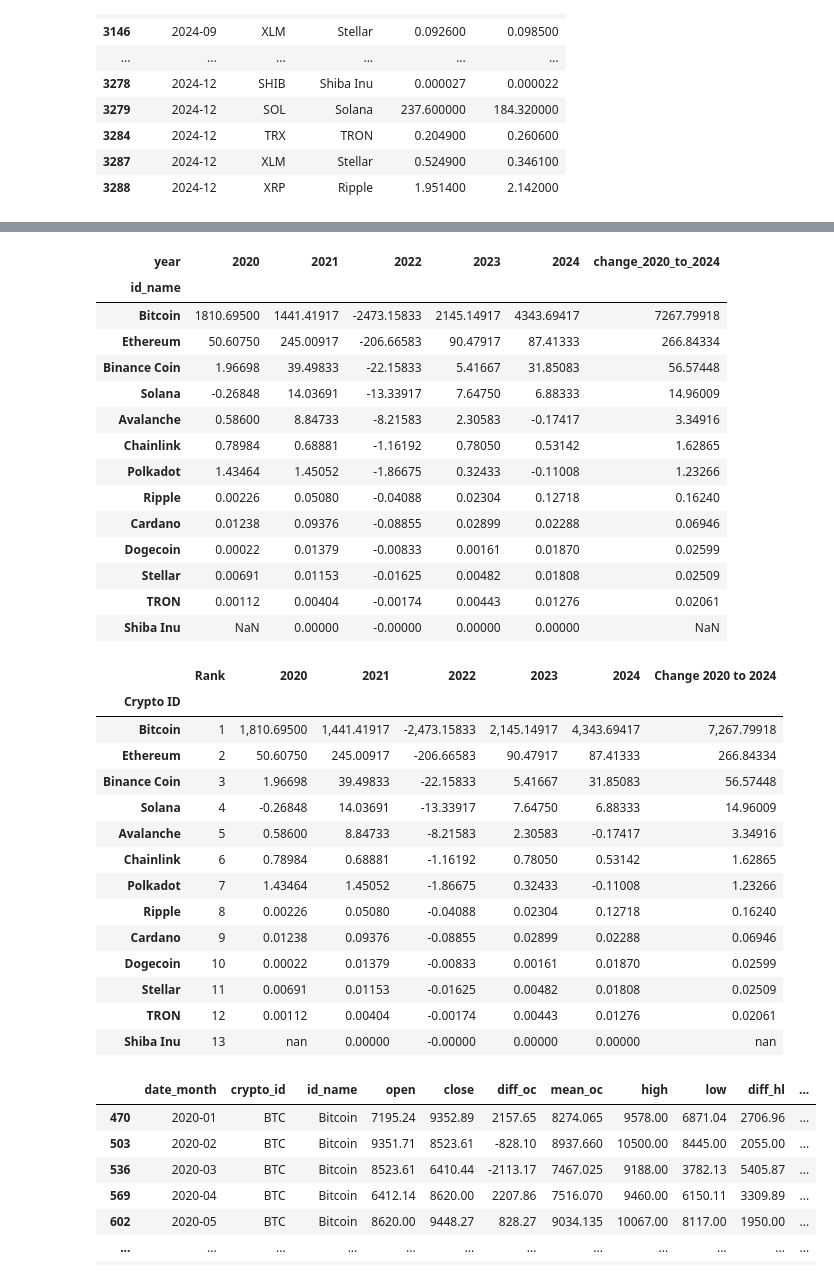
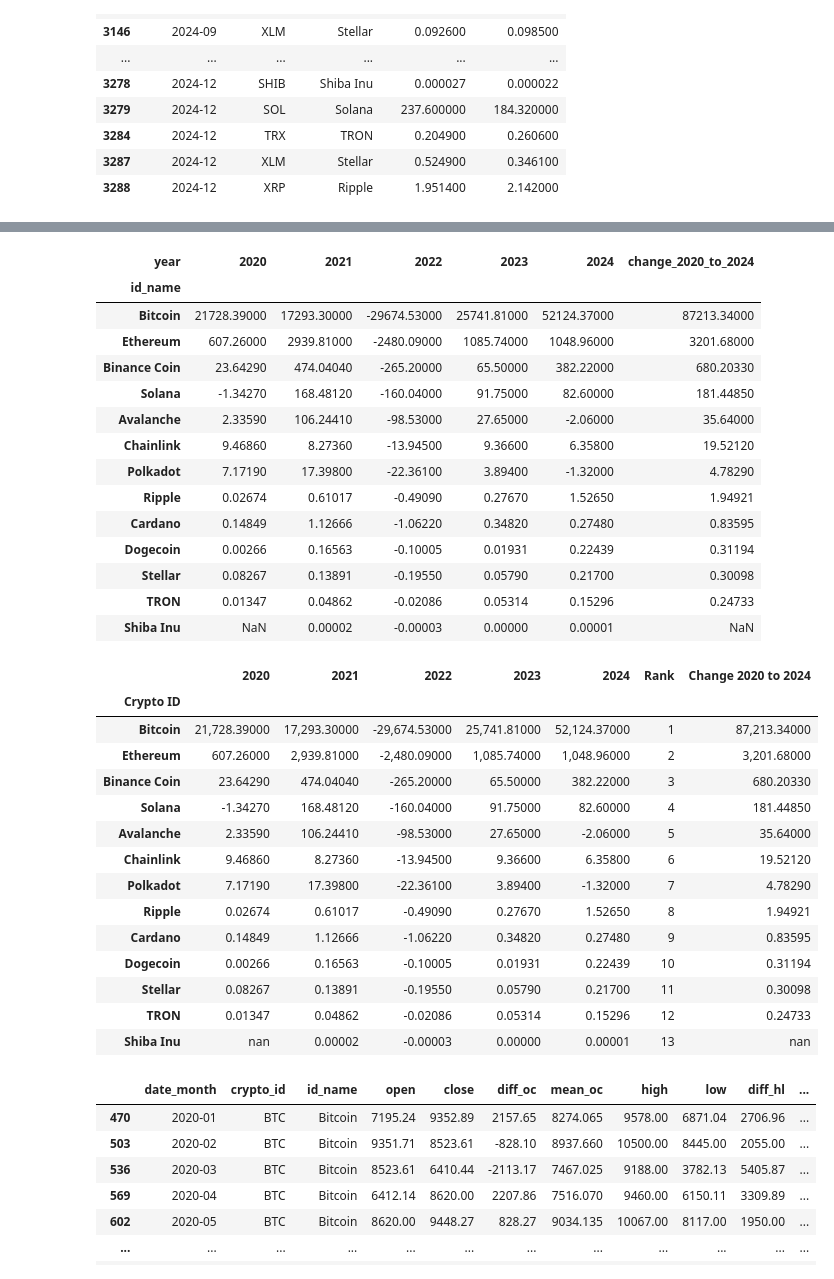
Before and after one commit to jeanstibel/project_01, a Jupyter notebook: 4_data_graphs.ipynb, the cells around one changed output, grey strips where cells are left out. Cells and saved outputs as stored; diff of their text form; code cells hidden in the pictures.

```diff
--- a/4_data_graphs.ipynb
+++ b/4_data_graphs.ipynb
@@ -330,11 +330,11 @@ data_2022_diff = data_list_df_diff.loc[data_list_df_diff['date_month'].dt.year =
 data_2023_diff = data_list_df_diff.loc[data_list_df_diff['date_month'].dt.year == 2023]
 data_2024_diff = data_list_df_diff.loc[data_list_df_diff['date_month'].dt.year == 2024]
 # %%
-# Getting the lowest and highest price for each crypto_id and calculating the total difference for each year
+# Getting the open and close price for each crypto_id and calculating the total difference for each year
 def get_grouped_data(data_diff):
     return data_diff.groupby('id_name').agg({
-        'open': 'mean',
-        'close': 'mean',
+        'open': 'first',
+        'close': 'last',
     }).reset_index()
 
 data_2017_grouped = get_grouped_data(data_2017_diff)
@@ -520,62 +520,62 @@ data_grouped_df
 # %% [output]
 | year | 2020 | 2021 | 2022 | 2023 | 2024 | change_2020_to_2024 |
 | id_name |  |  |  |  |  |  |
-| Bitcoin | 1810.69500 | 1441.41917 | -2473.15833 | 2145.14917 | 4343.69417 | 7267.79918 |
-| Ethereum | 50.60750 | 245.00917 | -206.66583 | 90.47917 | 87.41333 | 266.84334 |
-| Binance Coin | 1.96698 | 39.49833 | -22.15833 | 5.41667 | 31.85083 | 56.57448 |
-| Solana | -0.26848 | 14.03691 | -13.33917 | 7.64750 | 6.88333 | 14.96009 |
-| Avalanche | 0.58600 | 8.84733 | -8.21583 | 2.30583 | -0.17417 | 3.34916 |
-| Chainlink | 0.78984 | 0.68881 | -1.16192 | 0.78050 | 0.53142 | 1.62865 |
-| Polkadot | 1.43464 | 1.45052 | -1.86675 | 0.32433 | -0.11008 | 1.23266 |
-| Ripple | 0.00226 | 0.05080 | -0.04088 | 0.02304 | 0.12718 | 0.16240 |
-| Cardano | 0.01238 | 0.09376 | -0.08855 | 0.02899 | 0.02288 | 0.06946 |
-| Dogecoin | 0.00022 | 0.01379 | -0.00833 | 0.00161 | 0.01870 | 0.02599 |
-| Stellar | 0.00691 | 0.01153 | -0.01625 | 0.00482 | 0.01808 | 0.02509 |
-| TRON | 0.00112 | 0.00404 | -0.00174 | 0.00443 | 0.01276 | 0.02061 |
-| Shiba Inu | NaN | 0.00000 | -0.00000 | 0.00000 | 0.00000 | NaN |
+| Bitcoin | 21728.39000 | 17293.30000 | -29674.53000 | 25741.81000 | 52124.37000 | 87213.34000 |
+| Ethereum | 607.26000 | 2939.81000 | -2480.09000 | 1085.74000 | 1048.96000 | 3201.68000 |
+| Binance Coin | 23.64290 | 474.04040 | -265.20000 | 65.50000 | 382.22000 | 680.20330 |
+| Solana | -1.34270 | 168.48120 | -160.04000 | 91.75000 | 82.60000 | 181.44850 |
+| Avalanche | 2.33590 | 106.24410 | -98.53000 | 27.65000 | -2.06000 | 35.64000 |
+| Chainlink | 9.46860 | 8.27360 | -13.94500 | 9.36600 | 6.35800 | 19.52120 |
+| Polkadot | 7.17190 | 17.39800 | -22.36100 | 3.89400 | -1.32000 | 4.78290 |
+| Ripple | 0.02674 | 0.61017 | -0.49090 | 0.27670 | 1.52650 | 1.94921 |
+| Cardano | 0.14849 | 1.12666 | -1.06220 | 0.34820 | 0.27480 | 0.83595 |
+| Dogecoin | 0.00266 | 0.16563 | -0.10005 | 0.01931 | 0.22439 | 0.31194 |
+| Stellar | 0.08267 | 0.13891 | -0.19550 | 0.05790 | 0.21700 | 0.30098 |
+| TRON | 0.01347 | 0.04862 | -0.02086 | 0.05314 | 0.15296 | 0.24733 |
+| Shiba Inu | NaN | 0.00002 | -0.00003 | 0.00000 | 0.00001 | NaN |
 # %%
 # create a copy of the data_grouped_df to rename the columns
 data_grouped_df_copy = data_grouped_df.copy()
 
 # Add column 'Rank' to show the rank of the crypto_id
 data_grouped_df_copy['Rank'] = range(1, len(data_grouped_df_copy) + 1)
 
 # Rename the columns to be able to use them in the next function
 data_grouped_df_copy.columns = ['2020', '2021', '2022', '2023', '2024', 'change_2020_to_2024', 'Rank']
 
 # rename the column change_2020_to_2024 to 'Change 2020 to 2024'
 data_grouped_df_copy = data_grouped_df_copy.rename(columns={'change_2020_to_2024': 'Change 2020 to 2024'})
 
 # Rename index 'id_name' to 'Crypto ID'
 data_grouped_df_copy.index.name = 'Crypto ID'
 
 # separate the amounts by comma
 data_grouped_df_copy['2020'] = data_grouped_df_copy['2020'].apply(lambda x: "{:,.5f}".format(x))
 data_grouped_df_copy['2021'] = data_grouped_df_copy['2021'].apply(lambda x: "{:,.5f}".format(x))
 data_grouped_df_copy['2022'] = data_grouped_df_copy['2022'].apply(lambda x: "{:,.5f}".format(x))
 data_grouped_df_copy['2023'] = data_grouped_df_copy['2023'].apply(lambda x: "{:,.5f}".format(x))
 data_grouped_df_copy['2024'] = data_grouped_df_copy['2024'].apply(lambda x: "{:,.5f}".format(x))
 data_grouped_df_copy['Change 2020 to 2024'] = data_grouped_df_copy['Change 2020 to 2024'].apply(lambda x: "{:,.5f}".format(x))
 
 # Reorder the columns
-data_grouped_df_copy = data_grouped_df_copy[['Rank', '2020', '2021', '2022', '2023', '2024', 'Change 2020 to 2024']]
+data_grouped_df_copy = data_grouped_df_copy[[ '2020', '2021', '2022', '2023', '2024','Rank', 'Change 2020 to 2024']]
 data_grouped_df_copy
 # %% [output]
-|  | Rank | 2020 | 2021 | 2022 | 2023 | 2024 | Change 2020 to 2024 |
+|  | 2020 | 2021 | 2022 | 2023 | 2024 | Rank | Change 2020 to 2024 |
 | Crypto ID |  |  |  |  |  |  |  |
-| Bitcoin | 1 | 1,810.69500 | 1,441.41917 | -2,473.15833 | 2,145.14917 | 4,343.69417 | 7,267.79918 |
-| Ethereum | 2 | 50.60750 | 245.00917 | -206.66583 | 90.47917 | 87.41333 | 266.84334 |
-| Binance Coin | 3 | 1.96698 | 39.49833 | -22.15833 | 5.41667 | 31.85083 | 56.57448 |
-| Solana | 4 | -0.26848 | 14.03691 | -13.33917 | 7.64750 | 6.88333 | 14.96009 |
-| Avalanche | 5 | 0.58600 | 8.84733 | -8.21583 | 2.30583 | -0.17417 | 3.34916 |
-| Chainlink | 6 | 0.78984 | 0.68881 | -1.16192 | 0.78050 | 0.53142 | 1.62865 |
-| Polkadot | 7 | 1.43464 | 1.45052 | -1.86675 | 0.32433 | -0.11008 | 1.23266 |
-| Ripple | 8 | 0.00226 | 0.05080 | -0.04088 | 0.02304 | 0.12718 | 0.16240 |
-| Cardano | 9 | 0.01238 | 0.09376 | -0.08855 | 0.02899 | 0.02288 | 0.06946 |
-| Dogecoin | 10 | 0.00022 | 0.01379 | -0.00833 | 0.00161 | 0.01870 | 0.02599 |
-| Stellar | 11 | 0.00691 | 0.01153 | -0.01625 | 0.00482 | 0.01808 | 0.02509 |
-| TRON | 12 | 0.00112 | 0.00404 | -0.00174 | 0.00443 | 0.01276 | 0.02061 |
-| Shiba Inu | 13 | nan | 0.00000 | -0.00000 | 0.00000 | 0.00000 | nan |
+| Bitcoin | 21,728.39000 | 17,293.30000 | -29,674.53000 | 25,741.81000 | 52,124.37000 | 1 | 87,213.34000 |
+| Ethereum | 607.26000 | 2,939.81000 | -2,480.09000 | 1,085.74000 | 1,048.96000 | 2 | 3,201.68000 |
+| Binance Coin | 23.64290 | 474.04040 | -265.20000 | 65.50000 | 382.22000 | 3 | 680.20330 |
+| Solana | -1.34270 | 168.48120 | -160.04000 | 91.75000 | 82.60000 | 4 | 181.44850 |
+| Avalanche | 2.33590 | 106.24410 | -98.53000 | 27.65000 | -2.06000 | 5 | 35.64000 |
+| Chainlink | 9.46860 | 8.27360 | -13.94500 | 9.36600 | 6.35800 | 6 | 19.52120 |
+| Polkadot | 7.17190 | 17.39800 | -22.36100 | 3.89400 | -1.32000 | 7 | 4.78290 |
+| Ripple | 0.02674 | 0.61017 | -0.49090 | 0.27670 | 1.52650 | 8 | 1.94921 |
+| Cardano | 0.14849 | 1.12666 | -1.06220 | 0.34820 | 0.27480 | 9 | 0.83595 |
+| Dogecoin | 0.00266 | 0.16563 | -0.10005 | 0.01931 | 0.22439 | 10 | 0.31194 |
+| Stellar | 0.08267 | 0.13891 | -0.19550 | 0.05790 | 0.21700 | 11 | 0.30098 |
+| TRON | 0.01347 | 0.04862 | -0.02086 | 0.05314 | 0.15296 | 12 | 0.24733 |
+| Shiba Inu | nan | 0.00002 | -0.00003 | 0.00000 | 0.00001 | 13 | nan |
 # %%
 # Now that we know the top 5 performers lets get the info in them, showing it in graphs
 data_Bitcoin = data_list_df.loc[data_list_df['crypto_id'] == 'BTC']
```
Also changed, not shown: parts of 11 cells of this notebook, 3 other files.
